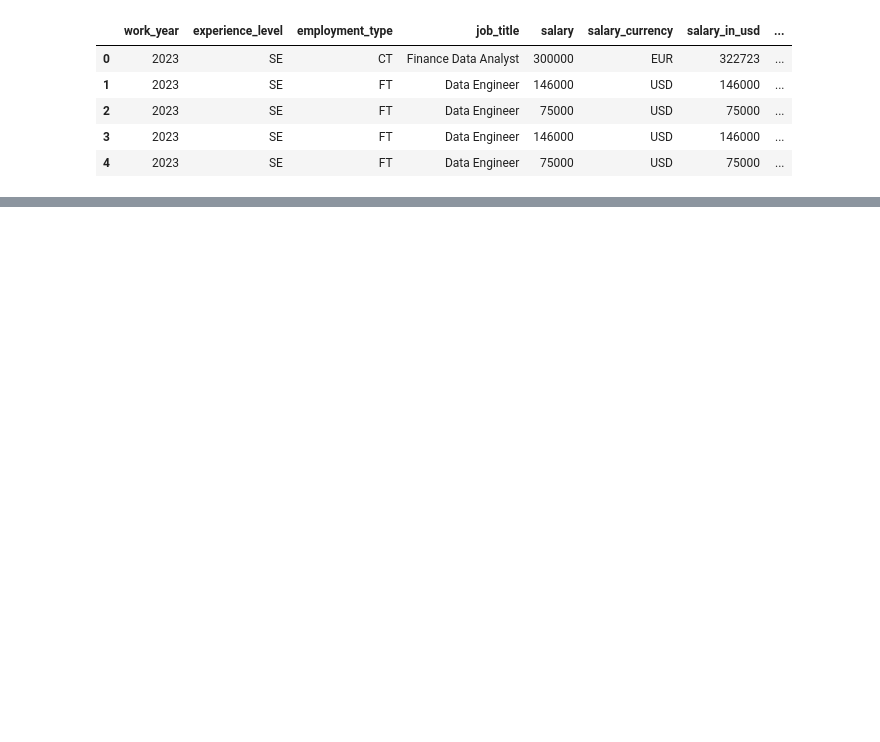
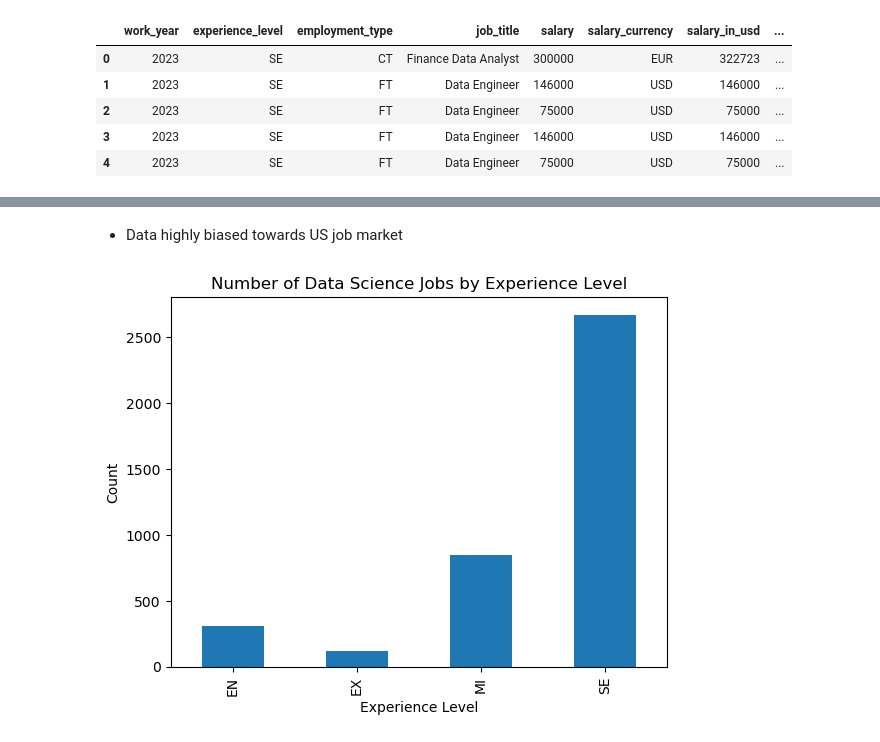
Before and after one commit to edb-313/Data_Science_salaries, a Jupyter notebook: main_new_dataset.ipynb, the cells around one changed output, grey strips where cells are left out. Cells and saved outputs as stored; diff of their text form; code cells hidden in the pictures; blank space fills up the shorter version.

```diff
--- a/main_new_dataset.ipynb
+++ b/main_new_dataset.ipynb
@@ -33,0 +133,18 @@ array(['Finance Data Analyst', 'Data Engineer', 'Research Scientist',
+# %% [markdown]
+* Data highly biased towards US job market
+# %%
+# Group the data by experience level and count the number of occurrences
+exp_counts = df.groupby('experience_level')['job_title'].count()
+
+# Create a bar plot
+exp_counts.plot(kind='bar')
+
+# Set the plot title and axes labels
+plt.title('Number of Data Science Jobs by Experience Level')
+plt.xlabel('Experience Level')
+plt.ylabel('Count')
+
+# Show the plot
+plt.show()
+# %% [output]
+[figure, added]
```
Also changed, not shown: parts of 62 cells of this notebook, 10 other files.
